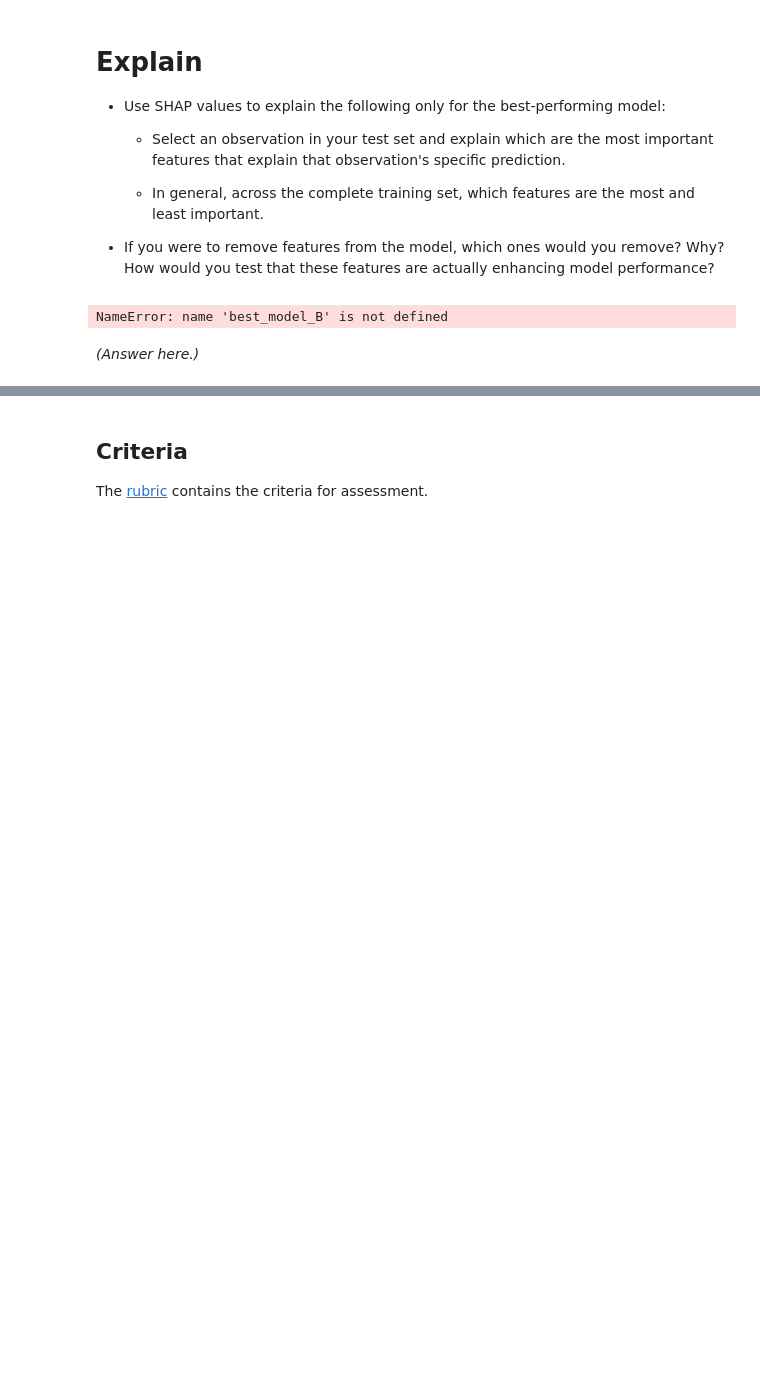
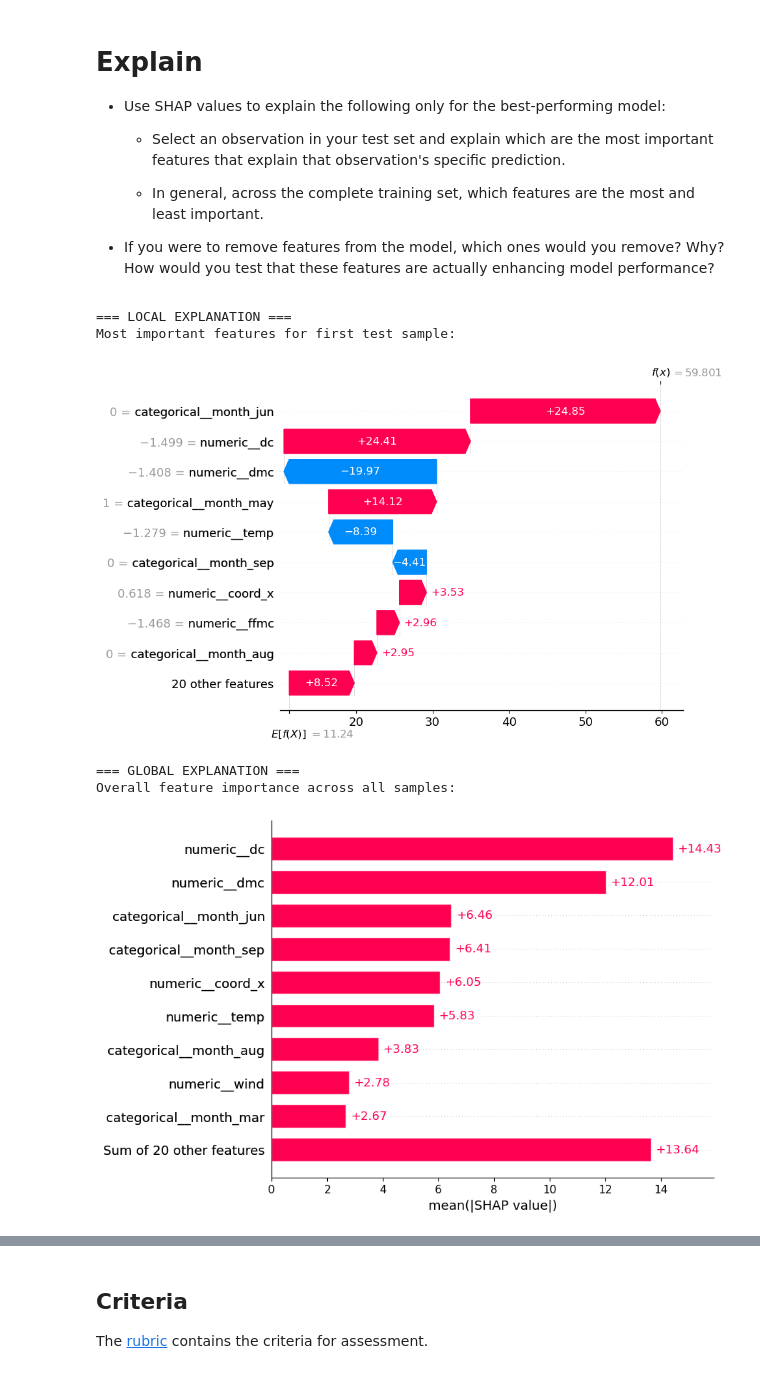
Before and after one commit to jkhan2211/production, a Jupyter notebook: 02_activities/assignments/assignment_2.ipynb, the cells around one changed output, grey strips where cells are left out. Cells and saved outputs as stored; diff of their text form; code cells hidden in the pictures; blank space fills up the shorter version.

```diff
--- a/02_activities/assignments/assignment_2.ipynb
+++ b/02_activities/assignments/assignment_2.ipynb
@@ -401,17 +401,24 @@ with open('best_model.pkl', 'wb') as f:
     - In general, across the complete training set, which features are the most and least important.
 
 + If you were to remove features from the model, which ones would you remove? Why? How would you test that these features are actually enhancing model performance?
-# %%
-import shap
-data_transform = best_model_B.named_steps['preprocessing'].transform(X_test)
-
-explainer = shap.explainers.Linear(
-    best_model_B.named_steps['regressor'],
-    data_transform,
-    feature_names=best_model_B.named_steps['preprocessing'].get_feature_names_out()
-)
-shap_values = explainer(data_transform)
-# %% [output]
-NameError: name 'best_model_B' is not defined
-# %% [markdown]
-*(Answer here.)*
+# %%
+import shap
+
+# 1. Local Explanation - Individual Prediction
+print("=== LOCAL EXPLANATION ===")
+print("Most important features for first test sample:")
+shap.plots.waterfall(shap_values[0])
+
+# 2. Global Explanation - Overall Feature Importance
+print("\n=== GLOBAL EXPLANATION ===")
+print("Overall feature importance across all samples:")
+
+# Use bar plot instead of beeswarm
+shap.plots.bar(shap_values)
+# %% [output]
+=== LOCAL EXPLANATION ===
+Most important features for first test sample:
+[figure, added]
+=== GLOBAL EXPLANATION ===
+Overall feature importance across all samples:
+[figure, added]
```
Also changed, not shown: parts of 3 cells of this notebook, 2 other files.
